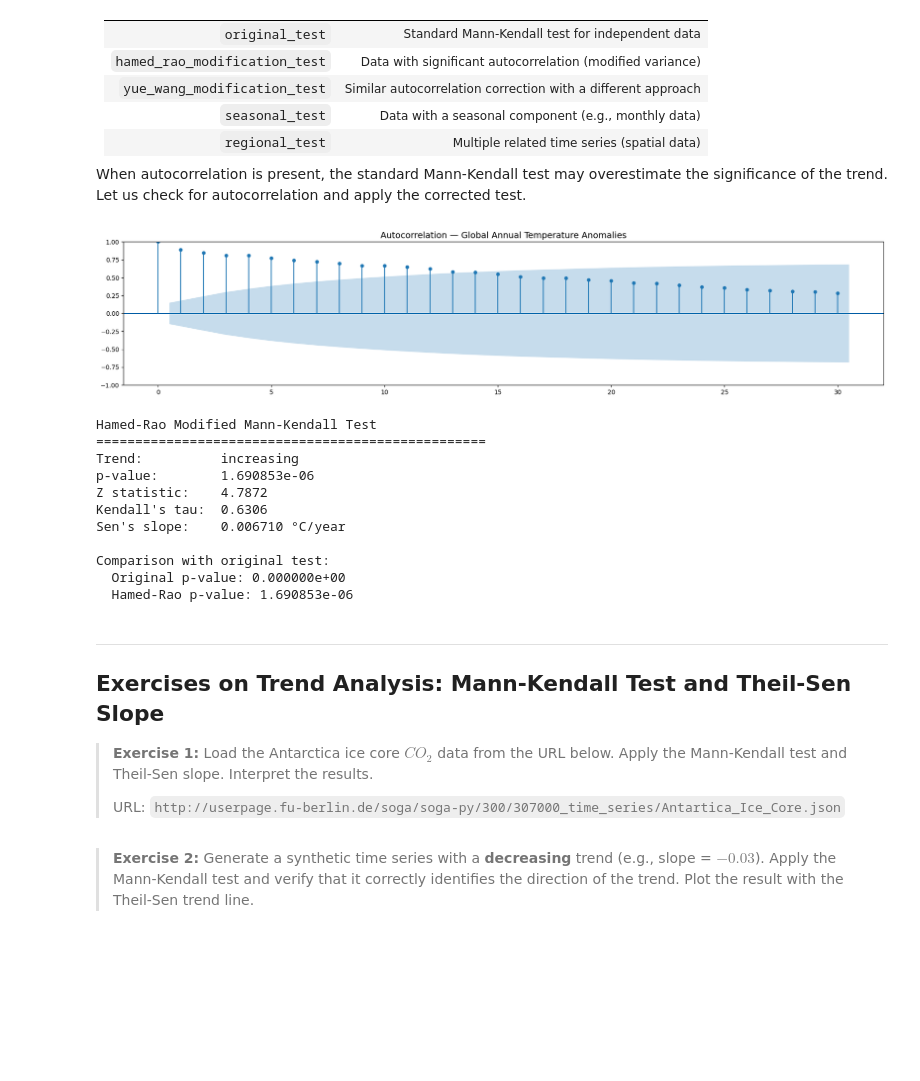
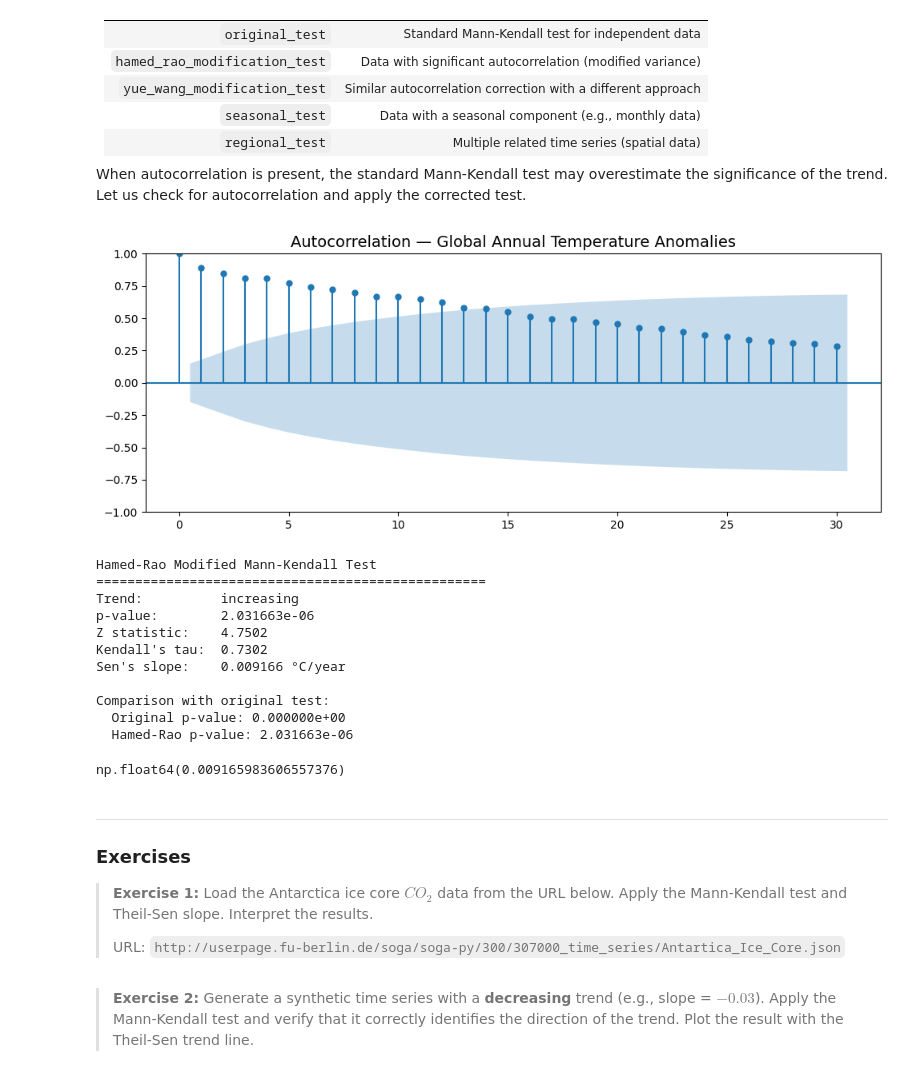
Before and after one commit to soga-lab/NFDI4earth-workshop-032026, a Jupyter notebook: Tag2/Python/9_Trend_analysis_Mann_Kendall_Theil_Sen.ipynb, the cells around one changed output. Drawn from its saved outputs; the diff is of its cells as text; code cells hidden in the pictures; blank space fills up the shorter version.

```diff
--- a/Tag2/Python/9_Trend_analysis_Mann_Kendall_Theil_Sen.ipynb
+++ b/Tag2/Python/9_Trend_analysis_Mann_Kendall_Theil_Sen.ipynb
@@ -356,19 +358,19 @@ When autocorrelation is present, the standard Mann-Kendall test may overestimate
 # %%
 from statsmodels.graphics.tsaplots import plot_acf
 
-fig, ax = plt.subplots(figsize=(18, 4))
+fig, ax = plt.subplots(figsize=(10, 4))
 plot_acf(y.values, ax=ax, lags=30)
 ax.set_title(
     "Autocorrelation — Global Annual Temperature Anomalies",
     fontsize=14,
 )
 plt.tight_layout()
 plt.show()
 # %% [output]
-[figure, old version]
+[figure, new version]
 # %%
 # Hamed-Rao modified Mann-Kendall test (autocorrelation corrected)
-mk_hamed = mk.hamed_rao_modification_test(temp_annual.values)
+mk_hamed = mk.hamed_rao_modification_test(y.values)
 
 print("Hamed-Rao Modified Mann-Kendall Test")
 print("=" * 50)
@@ -379,25 +381,29 @@ print(f"Kendall's tau:  {mk_hamed.Tau:.4f}")
 print(f"Sen's slope:    {mk_hamed.slope:.6f} °C/year")
 print()
 print("Comparison with original test:")
-print(f"  Original p-value: {mk_temp.p:.6e}")
+print(f"  Original p-value: {mk_result.p:.6e}")
 print(f"  Hamed-Rao p-value: {mk_hamed.p:.6e}")
 # %% [output]
 Hamed-Rao Modified Mann-Kendall Test
 ==================================================
 Trend:          increasing
-p-value:        1.690853e-06
-Z statistic:    4.7872
-Kendall's tau:  0.6306
-Sen's slope:    0.006710 °C/year
+p-value:        2.031663e-06
+Z statistic:    4.7502
+Kendall's tau:  0.7302
+Sen's slope:    0.009166 °C/year
 
 Comparison with original test:
   Original p-value: 0.000000e+00
-  Hamed-Rao p-value: 1.690853e-06
+  Hamed-Rao p-value: 2.031663e-06
+# %%
+mk_result.slope
+# %% [output]
+np.float64(0.009165983606557376)
 # %% [markdown]
 
 ***
 
-## Exercises on Trend Analysis: Mann-Kendall Test and Theil-Sen Slope
+### Exercises
 
 > **Exercise 1:** Load the Antarctica ice core $CO_2$ data from the URL below. Apply the Mann-Kendall test and Theil-Sen slope. Interpret the results.
 >
```
Also changed, not shown: parts of 5 cells of this notebook.
